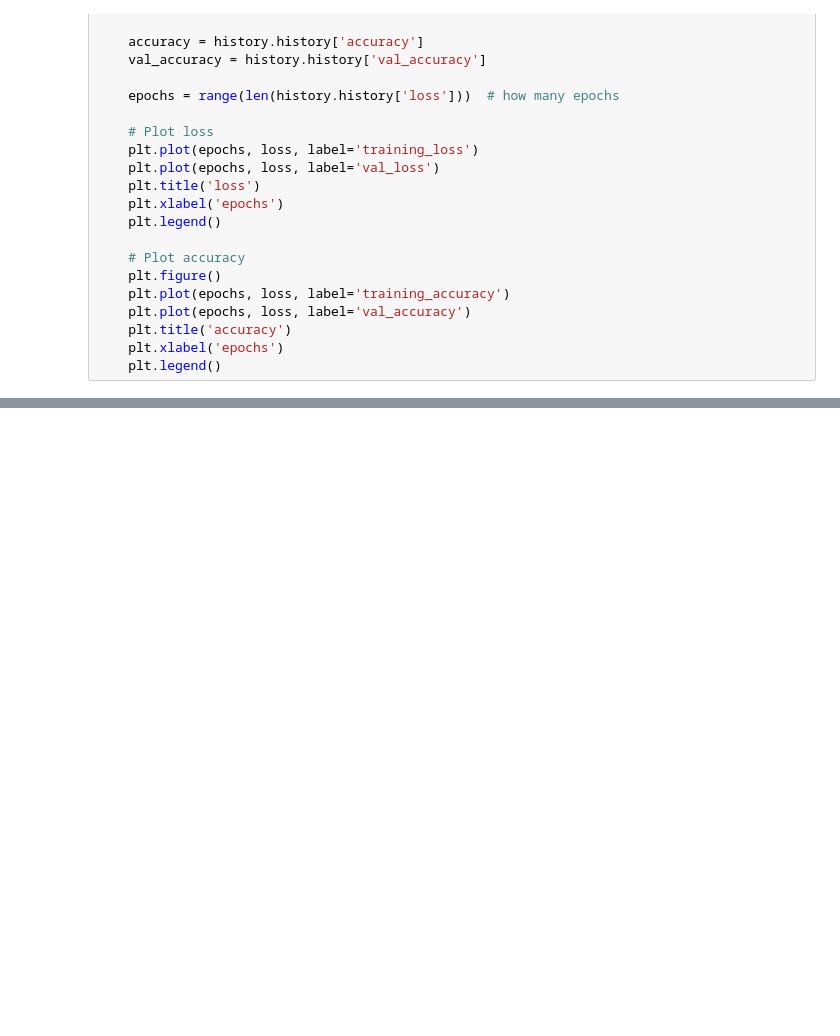
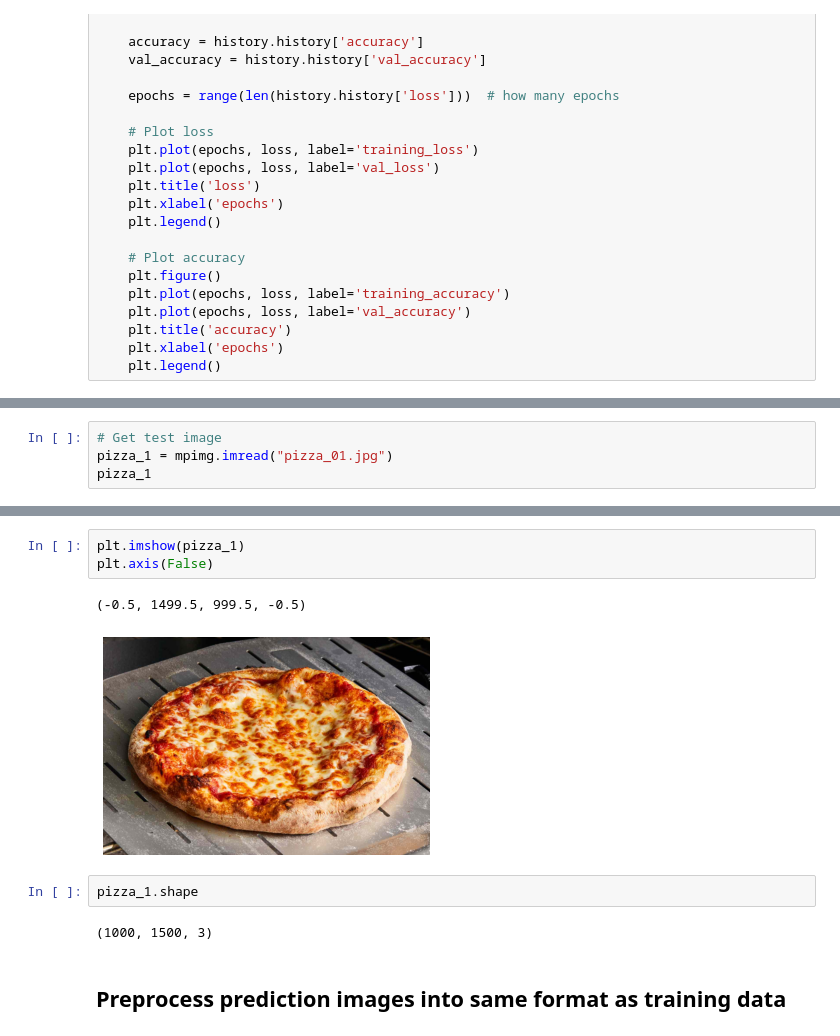
Before and after one commit to steve-mir/food_101_for_pizza_steak, a Jupyter notebook: binary_classification.ipynb, the cells around one changed output, grey strips where cells are left out. Drawn from its saved outputs; the diff is of its cells as text; blank space fills up the shorter version.

```diff
--- a/binary_classification.ipynb
+++ b/binary_classification.ipynb
@@ -249,0 +306,4 @@ plot_loss_curves(history_1)
+# %%
+# Get test image
+pizza_1 = mpimg.imread("pizza_01.jpg")
+pizza_1
@@ -249,0 +328,12 @@ plot_loss_curves(history_1)
+# %%
+plt.imshow(pizza_1)
+plt.axis(False)
+# %% [output]
+(-0.5, 1499.5, 999.5, -0.5)
+[figure, added]
+# %%
+pizza_1.shape
+# %% [output]
+(1000, 1500, 3)
+# %% [markdown]
+## Preprocess prediction images into same format as training data
```
Also changed, not shown: parts of 23 cells of this notebook, 1 other file.
